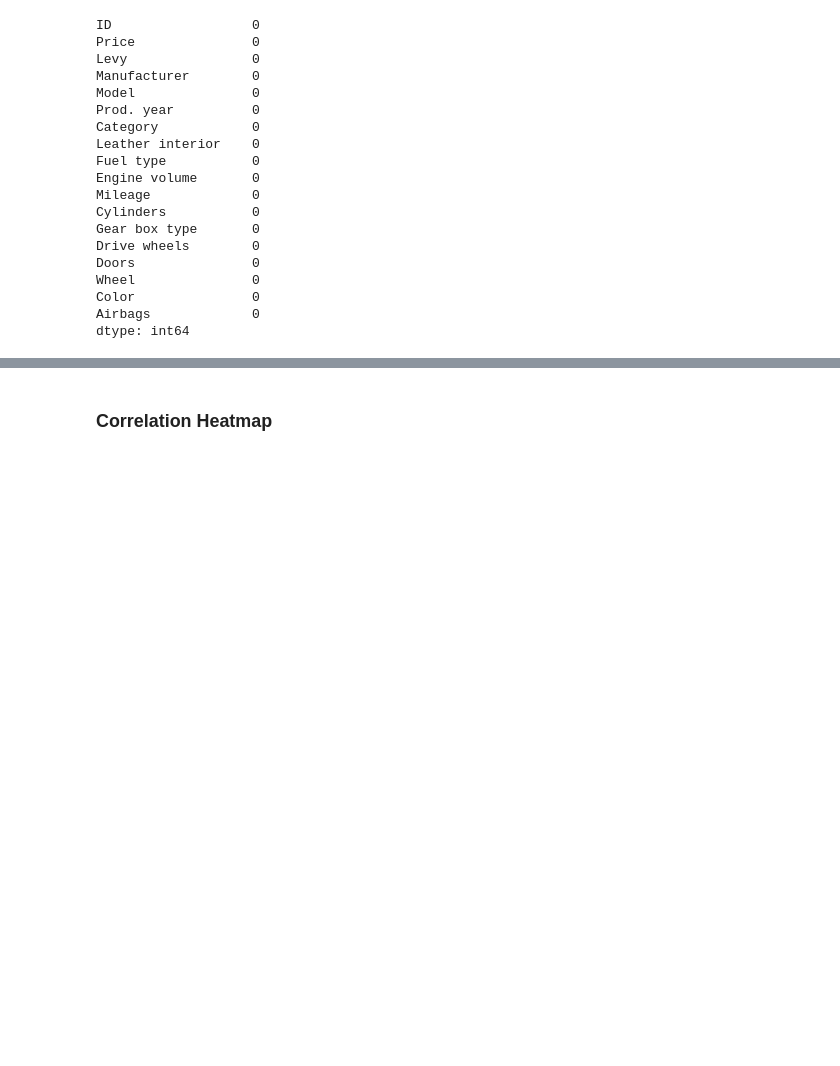
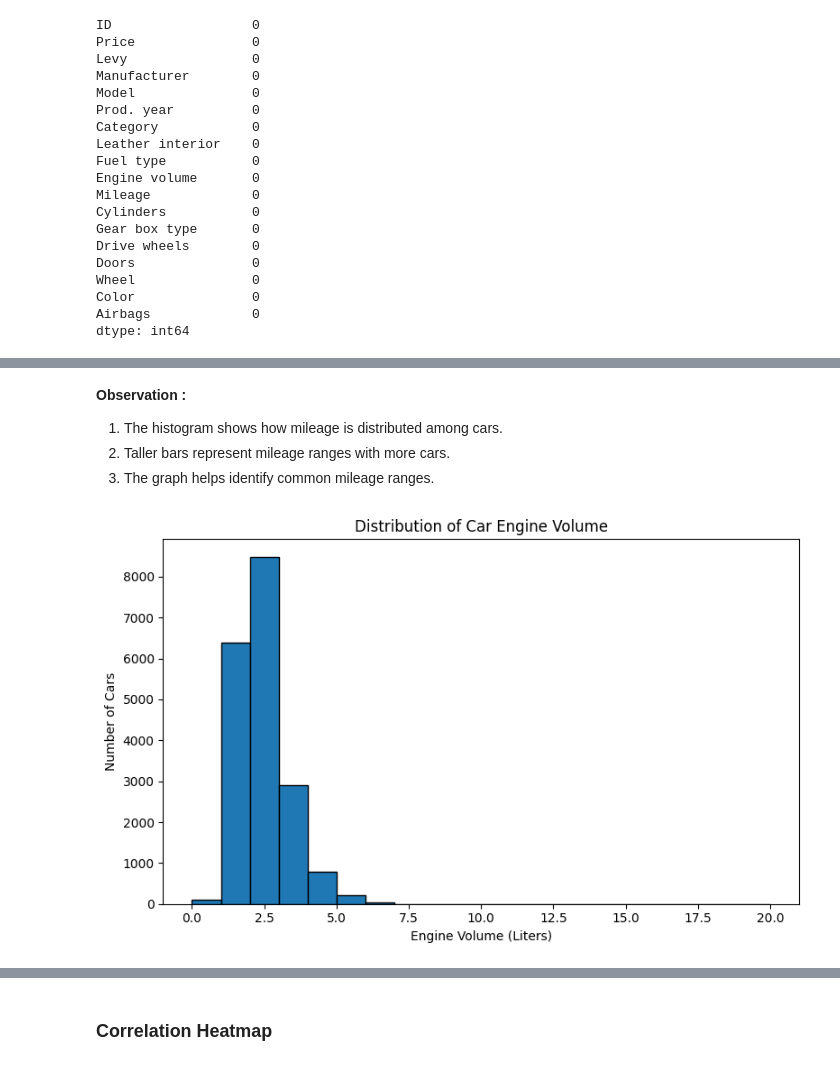
Before and after one commit to kavaderohan2005-netizen/ML-Project, a Jupyter notebook: project/Cars_Prediction.ipynb, the cells around one changed output, grey strips where cells are left out. Saved outputs shown, nothing was run; the diff lists cells and outputs as text; code cells hidden in the pictures; blank space fills up the shorter version.

```diff
--- a/project/Cars_Prediction.ipynb
+++ b/project/Cars_Prediction.ipynb
@@ -451,0 +455,17 @@ plt.show()
+# %% [markdown]
+**Observation :**
+
+1. The histogram shows how mileage is distributed among cars.
+2. Taller bars represent mileage ranges with more cars.
+3. The graph helps identify common mileage ranges.
+# %%
+# Histogram of Engine Volume
+plt.figure(figsize=(8, 5))
+plt.hist(df_clean["Engine volume"], bins=20, edgecolor="black")
+plt.title("Distribution of Car Engine Volume")
+plt.xlabel("Engine Volume (Liters)")
+plt.ylabel("Number of Cars")
+plt.tight_layout()
+plt.show()
+# %% [output]
+[figure, added]
```
Also changed, not shown: parts of 153 cells of this notebook, 6 other files.
